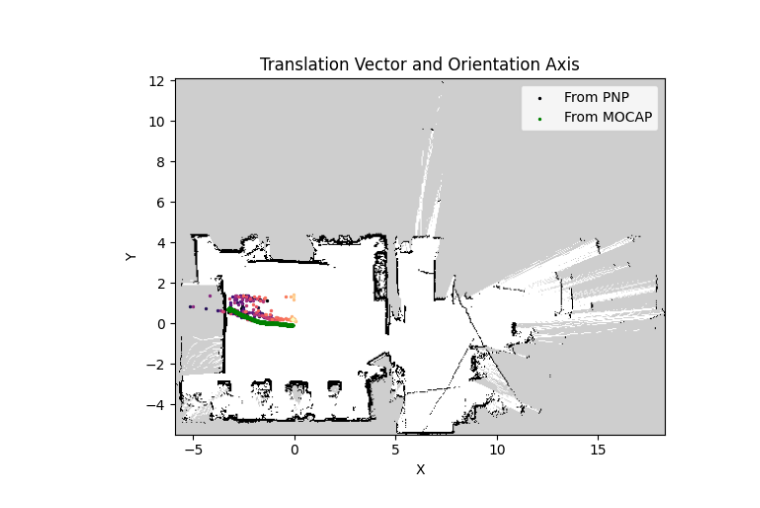
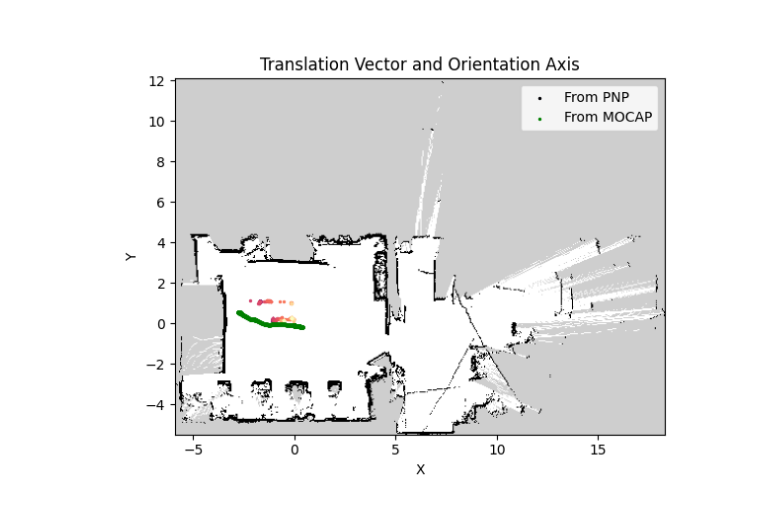
Before and after one commit to Annika-wyt/annika, a Jupyter notebook: UnitTest.ipynb, the cells around one changed output. Saved outputs shown, nothing was run; the diff lists cells and outputs as text; code cells hidden in the pictures.

```diff
--- a/UnitTest.ipynb
+++ b/UnitTest.ipynb
@@ -1,6 +1,6 @@
 # %%
 BAGNUMBER = 3
-METHOD = 'opencv - epnp'
+METHOD = 'opencv - p3p'
 PLOTTING = '2D'
 # %%
 import numpy as np
@@ -30,6 +33,8 @@ def opencv_epnp(coor2d, coor3d, cam_matrix, dis_matrix):
     return success, rotation, translation
 
 def opencv_p3p(coor2d, coor3d, cam_matrix, dis_matrix):
+    coor2d = coor2d[0:3]
+    coor3d = coor3d[0:3]
     success, rotations, translations = cv2.solveP3P(coor3d, coor2d, cam_matrix, dis_matrix, flags=cv2.SOLVEPNP_P3P)
     rotation = rotations[0]
     translation = translations[0]
@@ -111,12 +170,12 @@ Successes = []
 Rotations = []
 Translations = []
 for coor2d, coor3d in zip(Coor2dAll, Coor3dAll):
-    if len(coor2d) >= 4:
-        suc, rot, trans = MethodDict[METHOD](coor2d, coor3d, cam_matrix, dis_matrix)
+    try:
+        suc, rot, trans = MethodDict[METHOD](coor2d, coor3d, camMatrix, disMatrix)
         Successes.append(suc)
         Rotations.append(rot)
         Translations.append(trans)
-    else:
+    except Exception as e:
         Successes.append(False)
         Rotations.append(np.array([np.nan, np.nan, np.nan, np.nan]))
         Translations.append(np.array([np.nan, np.nan, np.nan]))
@@ -174,7 +233,7 @@ def Plot2D():
 
     values = np.linspace(0, 1, len(Coor2dAll))
     Colors = cm.magma(values)
-    values = np.linspace(0, 1, len(Svea5))
+    values = np.linspace(0, 1, len(CamPoseTrans))
     ColorsSvea = cm.inferno(values)
     FirstPlot = True
     for suc, rot, trans, color in zip(Successes, Rotations, Translations, Colors):
@@ -184,32 +243,32 @@ def Plot2D():
                 ax.scatter(trans[0], trans[1], color=color, s=2, label='From PNP')
                 FirstPlot = False
             else:
                 ax.scatter(trans[0], trans[1], color=color, s=2)
 
             # Plot orientation axis
             orientation_axis = quat.qmult(quat.qmult(rot, [0, 0, 0, 1]), quat.qinverse(rot))[1:4]
             # ax.quiver(trans[0], trans[1], orientation_axis[0], orientation_axis[1], color='b', scale=40)
 
-    ax.scatter(Svea5[:,0],Svea5[:,1], color='g', s=2, label='From MOCAP')
+    ax.scatter(CamPoseTrans[:,0],CamPoseTrans[:,1], color='g', s=2, label='From MOCAP')
 
     # Set labels and title
     ax.set_xlabel('X')
     ax.set_ylabel('Y')
     ax.set_title('Translation Vector and Orientation Axis')
     ax.legend()
 
     # Limit the range of x and y
     ax.set_xlim([xmin, xmax])  # Set your min and max x values
     ax.set_ylim([ymin, ymax])  # Set your min and max y values
 
     plt.show()
 
 
 PlotDict = {
     '2D': Plot2D,
     '3D': Plot3D
     }
 
 PlotDict[PLOTTING]()
 # %% [output]
-[figure, old version]
+[figure, new version]
```
Also changed, not shown: parts of 2 cells of this notebook.
